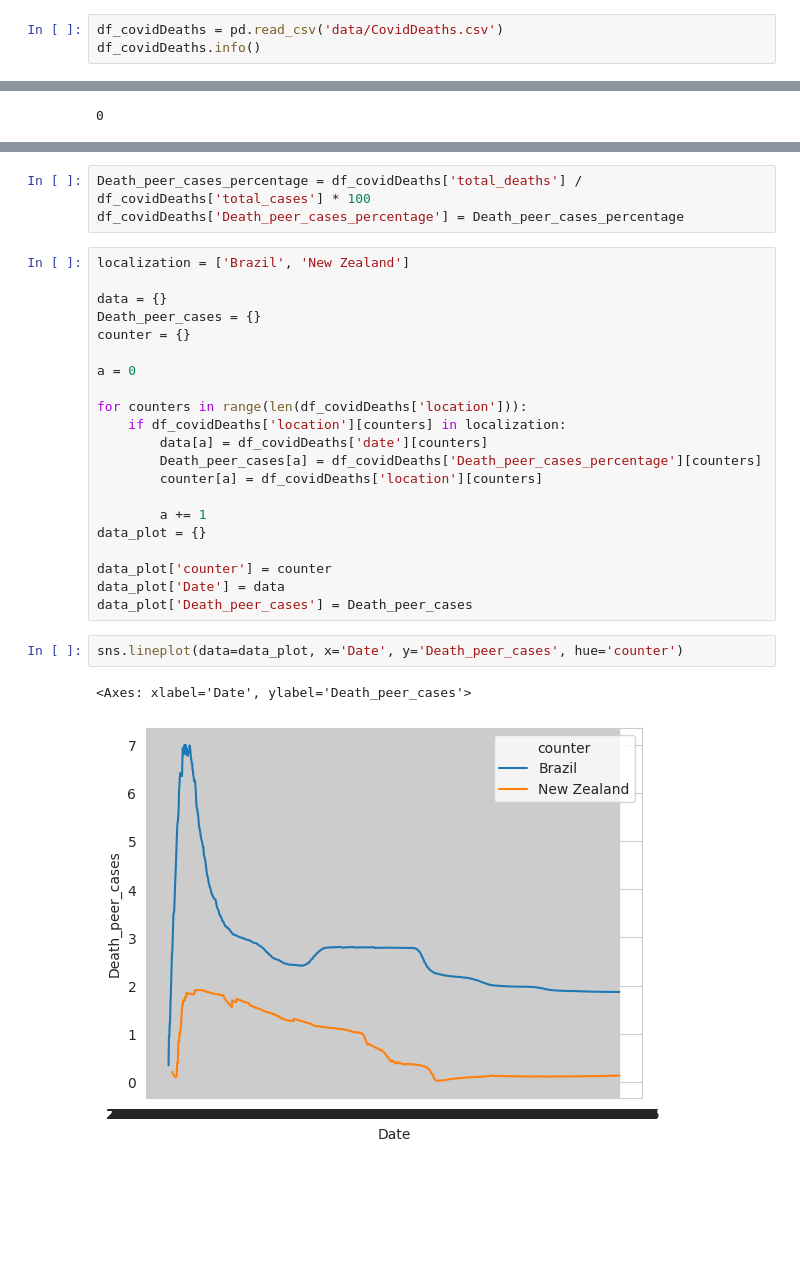
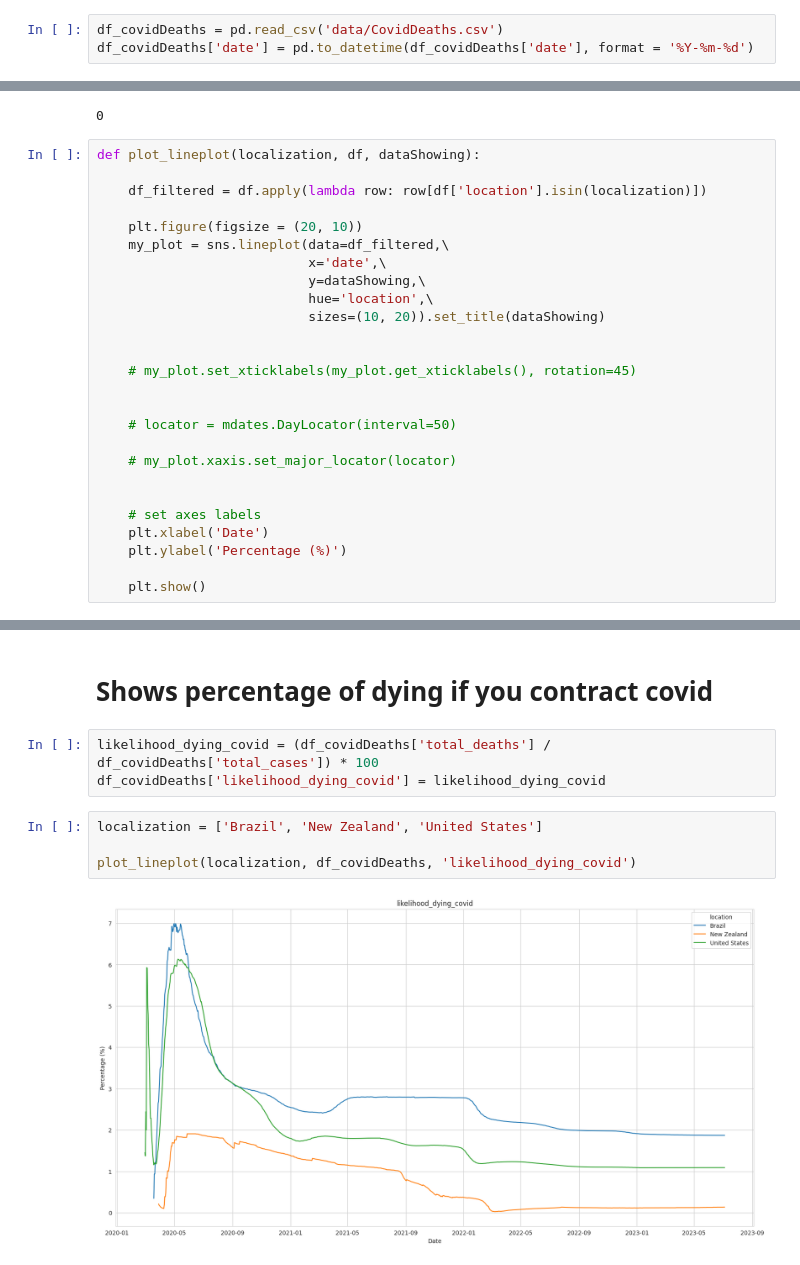
Before and after one commit to rvanguita/DataScientists, a Jupyter notebook: Coronavirus/main.ipynb, the cells around one changed output, grey strips where cells are left out. Cells and saved outputs as stored; diff of their text form; blank space fills up the shorter version.

Commit message:
plot if seaborn

```diff
--- a/Coronavirus/main.ipynb
+++ b/Coronavirus/main.ipynb
@@ -9,4 +7,4 @@ import math
 sns.set_style('whitegrid')
 # %%
 df_covidDeaths = pd.read_csv('data/CovidDeaths.csv')
-df_covidDeaths.info()
+df_covidDeaths['date'] = pd.to_datetime(df_covidDeaths['date'], format = '%Y-%m-%d')
@@ -32,3 +45,29 @@ memory usage: 168.0+ MB
 df_covidDeaths.duplicated().sum()
 # %% [output]
 0
+# %%
+def plot_lineplot(localization, df, dataShowing):
+
+    df_filtered = df.apply(lambda row: row[df['location'].isin(localization)])
+
+    plt.figure(figsize = (20, 10))
+    my_plot = sns.lineplot(data=df_filtered,\
+                           x='date',\
+                           y=dataShowing,\
+                           hue='location',\
+                           sizes=(10, 20)).set_title(dataShowing)
+
+
+    # my_plot.set_xticklabels(my_plot.get_xticklabels(), rotation=45)
+
+
+    # locator = mdates.DayLocator(interval=50)
+
+    # my_plot.xaxis.set_major_locator(locator)
+
+
+    # set axes labels
+    plt.xlabel('Date')
+    plt.ylabel('Percentage (%)')
+
+    plt.show()
@@ -35,29 +91,11 @@ df_covidDeaths.duplicated().sum()
+# %% [markdown]
+# Shows percentage of dying if you contract covid
 # %%
-Death_peer_cases_percentage = df_covidDeaths['total_deaths'] / df_covidDeaths['total_cases'] * 100
-df_covidDeaths['Death_peer_cases_percentage'] = Death_peer_cases_percentage
+likelihood_dying_covid = (df_covidDeaths['total_deaths'] / df_covidDeaths['total_cases']) * 100
+df_covidDeaths['likelihood_dying_covid'] = likelihood_dying_covid
-# %%
-localization = ['Brazil', 'New Zealand']
-
-data = {}
-Death_peer_cases = {}
-counter = {}
-
-a = 0
-
-for counters in range(len(df_covidDeaths['location'])):
-    if df_covidDeaths['location'][counters] in localization:
-        data[a] = df_covidDeaths['date'][counters]
-        Death_peer_cases[a] = df_covidDeaths['Death_peer_cases_percentage'][counters]
-        counter[a] = df_covidDeaths['location'][counters]
-
-        a += 1
-data_plot = {}
-
-data_plot['counter'] = counter
-data_plot['Date'] = data
-data_plot['Death_peer_cases'] = Death_peer_cases
-# %%
-sns.lineplot(data=data_plot, x='Date', y='Death_peer_cases', hue='counter')
-# %% [output]
-<Axes: xlabel='Date', ylabel='Death_peer_cases'>
-[figure, removed]
+# %%
+localization = ['Brazil', 'New Zealand', 'United States']
+
+plot_lineplot(localization, df_covidDeaths, 'likelihood_dying_covid')
+# %% [output]
+[figure, added]
```
Also changed, not shown: parts of 18 cells of this notebook.
